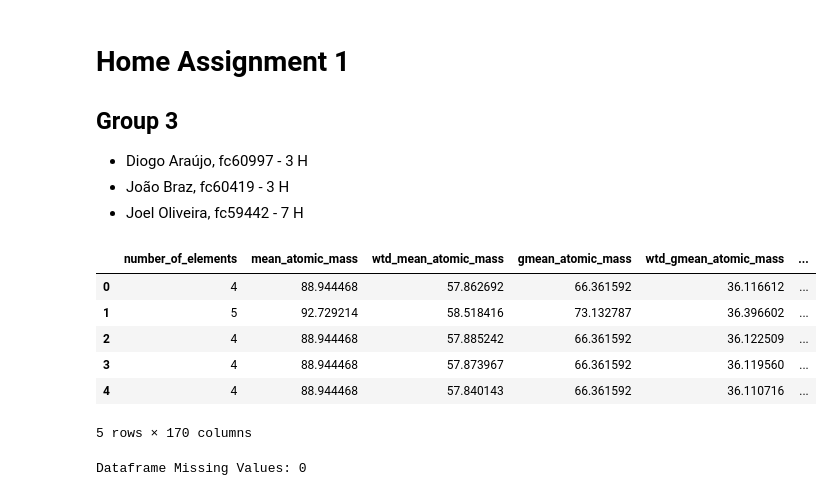
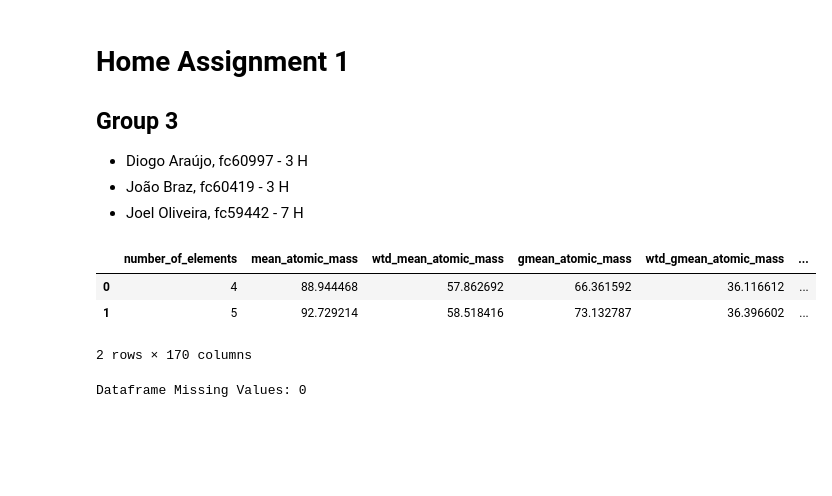
Before and after one commit to joelpoliveira/DataMiningCourse, a Jupyter notebook: Projeto/HA_1/main_.ipynb, the cells around one changed output. Saved outputs shown, nothing was run; the diff lists cells and outputs as text; code cells hidden in the pictures; blank space fills up the shorter version.

```diff
--- a/Projeto/HA_1/main_.ipynb
+++ b/Projeto/HA_1/main_.ipynb
@@ -25,20 +26,17 @@ from sklearn.metrics import mean_squared_error, max_error, ConfusionMatrixDispla
 np.seterr(divide='ignore', invalid='ignore');
 # %%
+# Get the data from the .csv files
+df_train = pd.read_csv('train.csv') #PCA -> dense
+df_unique = pd.read_csv('unique_m.csv') #SVD -> sparse
+
 # Merge the two datasets
-df = pd.read_csv("train.csv").merge(
-    pd.read_csv("unique_m.csv"),
-    left_index=True,
-    right_index=True
-)
-df.head()
+df = df_train.merge(df_unique, left_index=True, right_index=True)
+df.head(2)
 # %% [output]
 |  | number_of_elements | mean_atomic_mass | wtd_mean_atomic_mass | gmean_atomic_mass | wtd_gmean_atomic_mass | ... |
 | 0 | 4 | 88.944468 | 57.862692 | 66.361592 | 36.116612 | ... |
 | 1 | 5 | 92.729214 | 58.518416 | 73.132787 | 36.396602 | ... |
-| 2 | 4 | 88.944468 | 57.885242 | 66.361592 | 36.122509 | ... |
-| 3 | 4 | 88.944468 | 57.873967 | 66.361592 | 36.119560 | ... |
-| 4 | 4 | 88.944468 | 57.840143 | 66.361592 | 36.110716 | ... |
-5 rows × 170 columns
+2 rows × 170 columns
 # %%
 # Check the dataframe for missing values
 print("Dataframe Missing Values:", df.isna().sum().sum())
```
Also changed, not shown: parts of 12 cells of this notebook.
